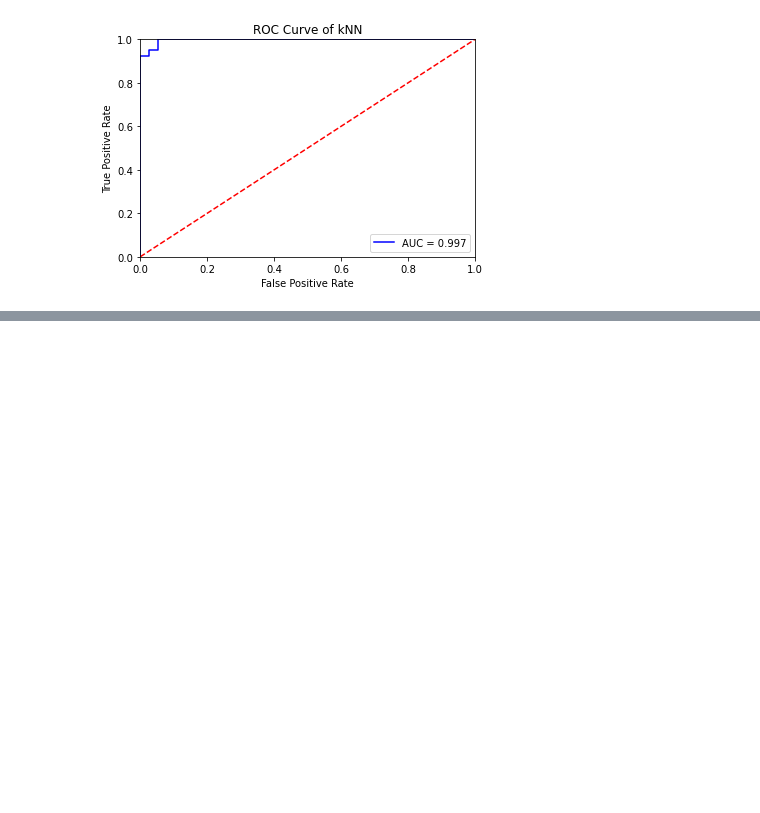
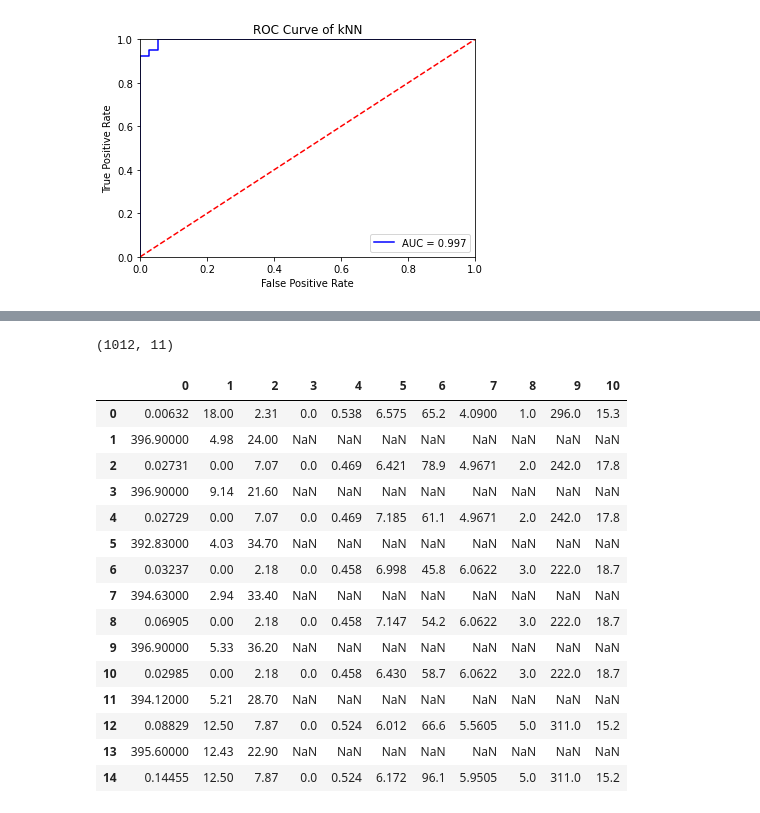
Before and after one commit to RochaErik/X-Cross-Validations-GridSearchCV-RandomSearchCV-Pipeline, a Jupyter notebook: Model_Selection_&_Otimization.ipynb, the cells around one changed output, grey strips where cells are left out. Drawn from its saved outputs; the diff is of its cells as text; code cells hidden in the pictures; blank space fills up the shorter version.

Commit message:
Loading the data

```diff
--- a/Model_Selection_&_Otimization.ipynb
+++ b/Model_Selection_&_Otimization.ipynb
@@ -526,0 +550,22 @@ plt.show()
+# %%
+data = pd.read_csv('boston.txt', sep="\s+", skiprows=22, header=None)
+print(data.shape)
+data.head(15)
+# %% [output]
+(1012, 11)
+|  | 0 | 1 | 2 | 3 | 4 | 5 | 6 | 7 | 8 | 9 | 10 |
+| 0 | 0.00632 | 18.00 | 2.31 | 0.0 | 0.538 | 6.575 | 65.2 | 4.0900 | 1.0 | 296.0 | 15.3 |
+| 1 | 396.90000 | 4.98 | 24.00 | NaN | NaN | NaN | NaN | NaN | NaN | NaN | NaN |
+| 2 | 0.02731 | 0.00 | 7.07 | 0.0 | 0.469 | 6.421 | 78.9 | 4.9671 | 2.0 | 242.0 | 17.8 |
+| 3 | 396.90000 | 9.14 | 21.60 | NaN | NaN | NaN | NaN | NaN | NaN | NaN | NaN |
+| 4 | 0.02729 | 0.00 | 7.07 | 0.0 | 0.469 | 7.185 | 61.1 | 4.9671 | 2.0 | 242.0 | 17.8 |
+| 5 | 392.83000 | 4.03 | 34.70 | NaN | NaN | NaN | NaN | NaN | NaN | NaN | NaN |
+| 6 | 0.03237 | 0.00 | 2.18 | 0.0 | 0.458 | 6.998 | 45.8 | 6.0622 | 3.0 | 222.0 | 18.7 |
+| 7 | 394.63000 | 2.94 | 33.40 | NaN | NaN | NaN | NaN | NaN | NaN | NaN | NaN |
+| 8 | 0.06905 | 0.00 | 2.18 | 0.0 | 0.458 | 7.147 | 54.2 | 6.0622 | 3.0 | 222.0 | 18.7 |
+| 9 | 396.90000 | 5.33 | 36.20 | NaN | NaN | NaN | NaN | NaN | NaN | NaN | NaN |
+| 10 | 0.02985 | 0.00 | 2.18 | 0.0 | 0.458 | 6.430 | 58.7 | 6.0622 | 3.0 | 222.0 | 18.7 |
+| 11 | 394.12000 | 5.21 | 28.70 | NaN | NaN | NaN | NaN | NaN | NaN | NaN | NaN |
+| 12 | 0.08829 | 12.50 | 7.87 | 0.0 | 0.524 | 6.012 | 66.6 | 5.5605 | 5.0 | 311.0 | 15.2 |
+| 13 | 395.60000 | 12.43 | 22.90 | NaN | NaN | NaN | NaN | NaN | NaN | NaN | NaN |
+| 14 | 0.14455 | 12.50 | 7.87 | 0.0 | 0.524 | 6.172 | 96.1 | 5.9505 | 5.0 | 311.0 | 15.2 |
```
Also changed, not shown: parts of 6 cells of this notebook, 1 other file.
